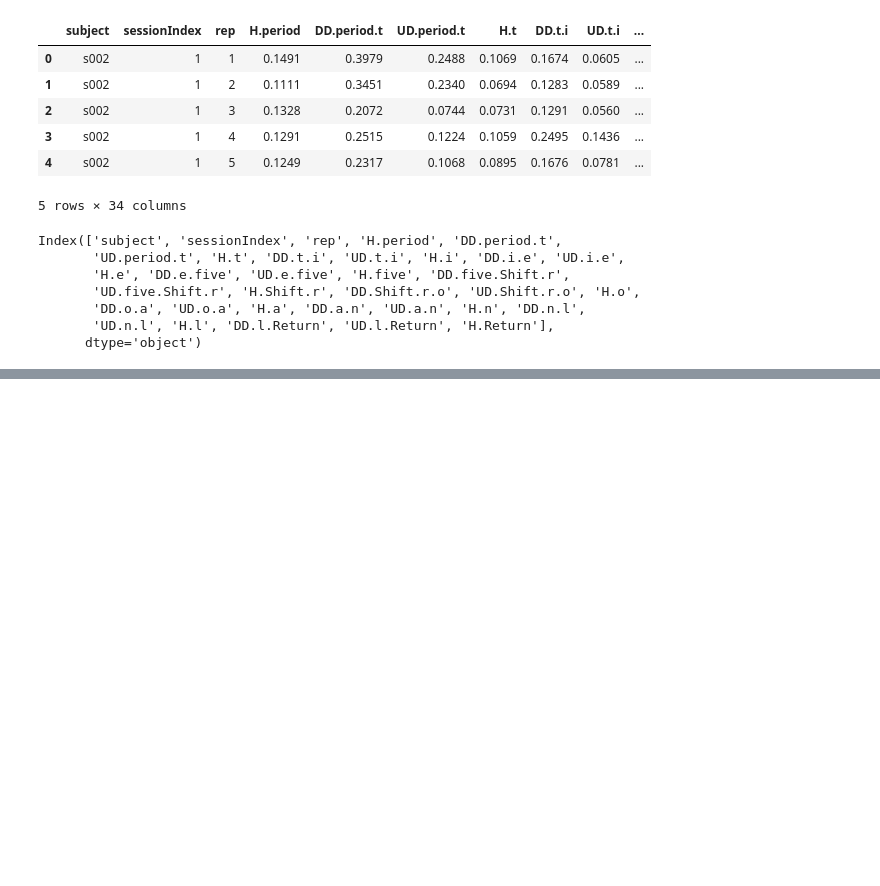
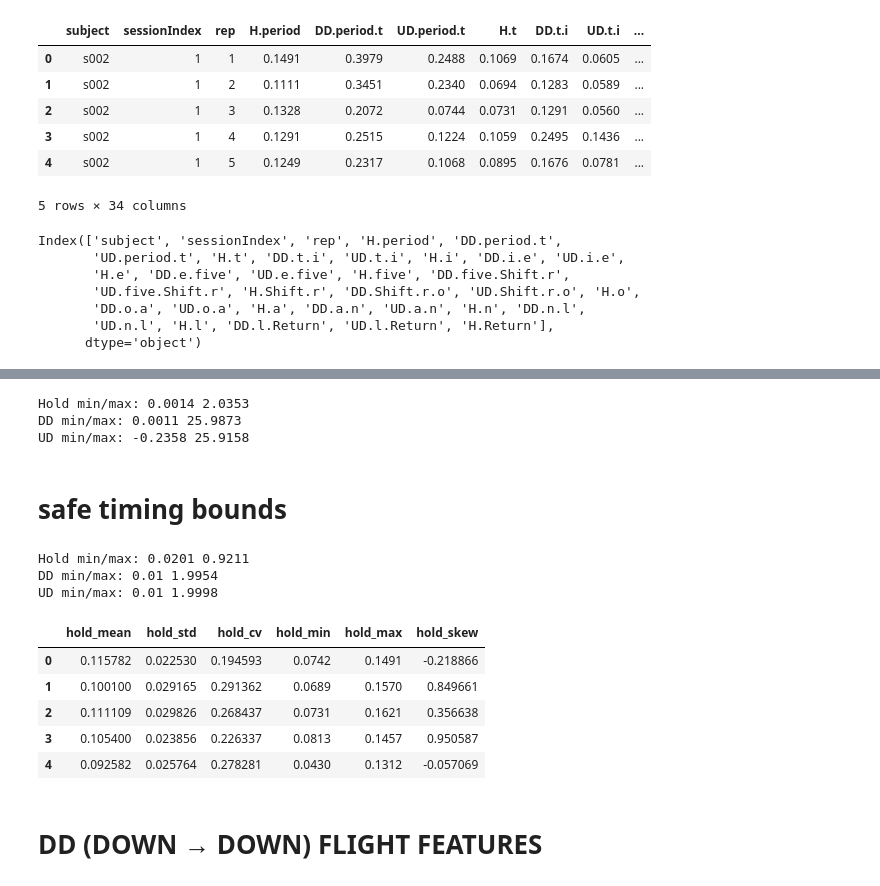
Before and after one commit to b0sc/humanSign, a Jupyter notebook: ml/data/notebooks/build_dataset.ipynb, the cells around one changed output, grey strips where cells are left out. Drawn from its saved outputs; the diff is of its cells as text; code cells hidden in the pictures; blank space fills up the shorter version.

```diff
--- a/ml/data/notebooks/build_dataset.ipynb
+++ b/ml/data/notebooks/build_dataset.ipynb
@@ -38,0 +70,71 @@ Index(['subject', 'sessionIndex', 'rep', 'H.period', 'DD.period.t',
+# %%
+print("Hold min/max:",
+      df[hold_cols].min().min(),
+      df[hold_cols].max().max())
+
+print("DD min/max:",
+      df[dd_cols].min().min(),
+      df[dd_cols].max().max())
+
+print("UD min/max:",
+      df[ud_cols].min().min(),
+      df[ud_cols].max().max())
+# %% [output]
+Hold min/max: 0.0014 2.0353
+DD min/max: 0.0011 25.9873
+UD min/max: -0.2358 25.9158
+# %% [markdown]
+# safe timing bounds
+# %%
+df[hold_cols] = df[hold_cols].where(
+    (df[hold_cols] >= 0.02) & (df[hold_cols] <= 1.5)
+)
+# %%
+df[dd_cols] = df[dd_cols].where(
+    (df[dd_cols] >= 0.01) & (df[dd_cols] <= 2.0)
+)
+# %%
+df[ud_cols] = df[ud_cols].where(
+    (df[ud_cols] >= 0.01) & (df[ud_cols] <= 2.0)
+)
+# %%
+print("Hold min/max:",
+      df[hold_cols].min().min(),
+      df[hold_cols].max().max())
+
+print("DD min/max:",
+      df[dd_cols].min().min(),
+      df[dd_cols].max().max())
+
+print("UD min/max:",
+      df[ud_cols].min().min(),
+      df[ud_cols].max().max())
+# %% [output]
+Hold min/max: 0.0201 0.9211
+DD min/max: 0.01 1.9954
+UD min/max: 0.01 1.9998
+# %%
+df["hold_mean"] = df[hold_cols].mean(axis=1)
+df["hold_std"]  = df[hold_cols].std(axis=1)
+df["hold_min"]  = df[hold_cols].min(axis=1)
+df["hold_max"]  = df[hold_cols].max(axis=1)
+df["hold_cv"]   = df["hold_std"] / df["hold_mean"]
+df["hold_skew"] = df[hold_cols].skew(axis=1)
+# %%
+df[[
+    "hold_mean",
+    "hold_std",
+    "hold_cv",
+    "hold_min",
+    "hold_max",
+    "hold_skew"
+]].head()
+# %% [output]
+|  | hold_mean | hold_std | hold_cv | hold_min | hold_max | hold_skew |
+| 0 | 0.115782 | 0.022530 | 0.194593 | 0.0742 | 0.1491 | -0.218866 |
+| 1 | 0.100100 | 0.029165 | 0.291362 | 0.0689 | 0.1570 | 0.849661 |
+| 2 | 0.111109 | 0.029826 | 0.268437 | 0.0731 | 0.1621 | 0.356638 |
+| 3 | 0.105400 | 0.023856 | 0.226337 | 0.0813 | 0.1457 | 0.950587 |
+| 4 | 0.092582 | 0.025764 | 0.278281 | 0.0430 | 0.1312 | -0.057069 |
+# %% [markdown]
+# DD (DOWN → DOWN) FLIGHT FEATURES
```
Also changed, not shown: parts of 28 cells of this notebook, 1 other file.
